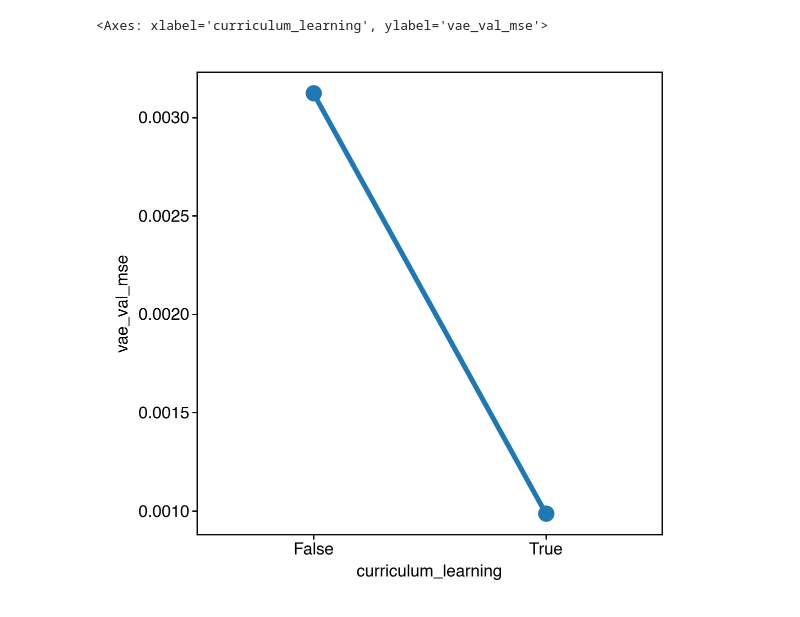
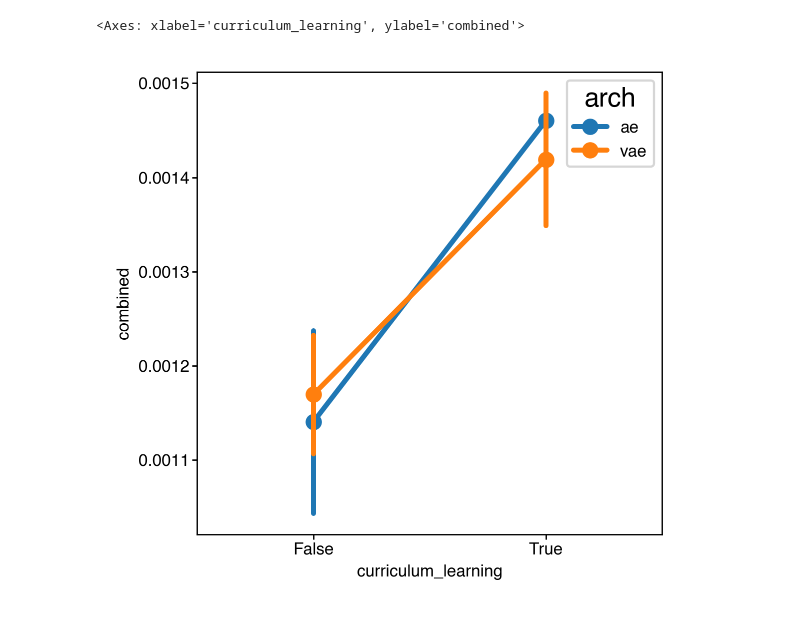
Before and after one commit to dattalab/ontogeny-of-behavior, a Jupyter notebook: notebooks/exploration/win/size-norm-model/2024-01-02-curriculum-vs-not.ipynb, the cells around one changed output. Saved outputs shown, nothing was run; the diff lists cells and outputs as text; code cells hidden in the pictures.

```diff
--- a/notebooks/exploration/win/size-norm-model/2024-01-02-curriculum-vs-not.ipynb
+++ b/notebooks/exploration/win/size-norm-model/2024-01-02-curriculum-vs-not.ipynb
@@ -9,7 +9,7 @@ from toolz import groupby, valmap
 # %%
 format_plots()
 # %%
-scan_path = Path('/n/groups/datta/win/longtogeny/size_norm/models/bottleneck_optimization_00/stage_02')
+scan_path = Path('/n/groups/datta/win/longtogeny/size_norm/models/bottleneck_optimization_00/stage_05')
 # %%
 metrics = sorted(scan_path.glob('**/metrics.csv'))
 results = load_model_parameters(metrics)
@@ -23,5 +29,8 @@ results[['file', 'curriculum_learning']]
+# %%
+results.loc[results['arch'] == 'ae', 'combined'] = results['val_mse']
+results.loc[results['arch'] == 'vae', 'combined'] = results['vae_val_mse']
 # %%
-sns.pointplot(data=results, x='curriculum_learning', y='vae_val_mse')
+sns.pointplot(data=results, x='curriculum_learning', y='combined', hue='arch')
 # %% [output]
-<Axes: xlabel='curriculum_learning', ylabel='vae_val_mse'>
+<Axes: xlabel='curriculum_learning', ylabel='combined'>
-[figure, old version]
+[figure, new version]
```
Also changed, not shown: parts of 6 cells of this notebook, 38 other files.
